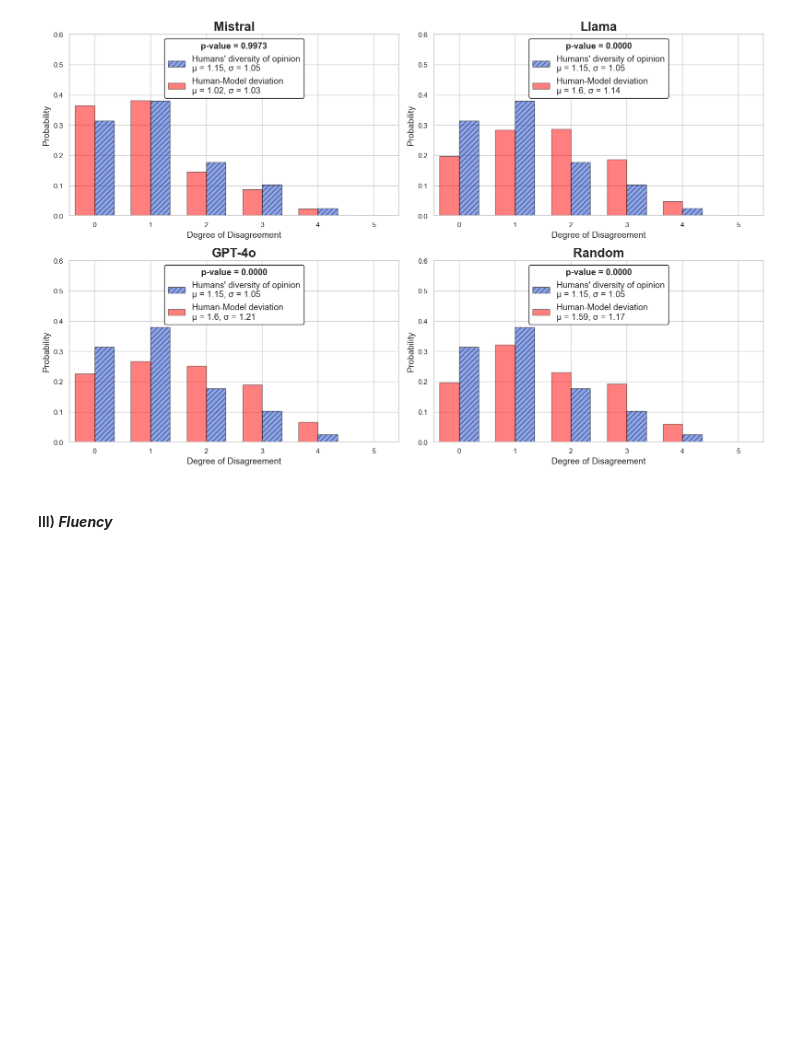
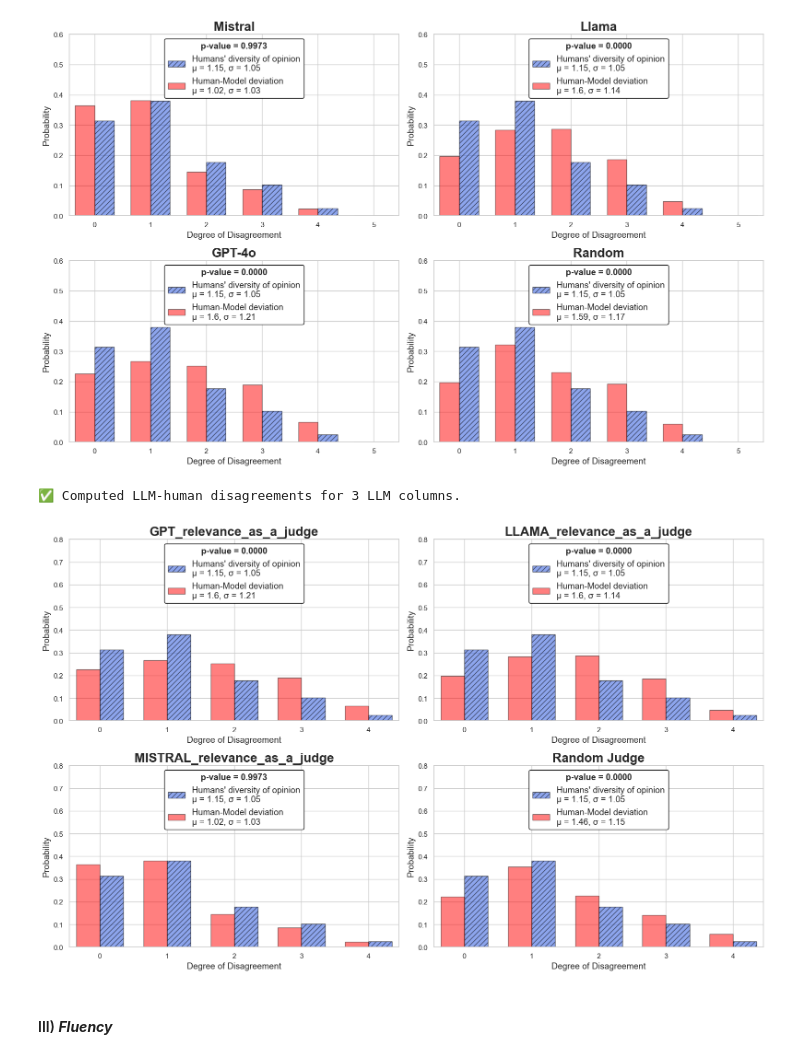
Before and after one commit to Ocean-code-1995/llm-judge-good-enough, a Jupyter notebook: newsroom/src/analysis.ipynb, the cells around one changed output. Drawn from its saved outputs; the diff is of its cells as text; code cells hidden in the pictures; blank space fills up the shorter version.

```diff
--- a/newsroom/src/analysis.ipynb
+++ b/newsroom/src/analysis.ipynb
@@ -413,6 +453,14 @@ Relevance_LLM_Evaluator.plot_model_vs_human_grid(
 # %% [output]
 ✅ Figure saved as SVG → newsroom_relevance.svg
 [figure]
+# %%
+Relevance_LLM_Evaluator.plot_judges_grid(
+    y_lim=0.8,
+    #save_path="newsroom_informativeness.svg"
+)
+# %% [output]
+✅ Computed LLM-human disagreements for 3 LLM columns.
+[figure, added]
 # %% [markdown]
 #### III) ***Fluency***
 # %%
```
Also changed, not shown: parts of 8 cells of this notebook.
